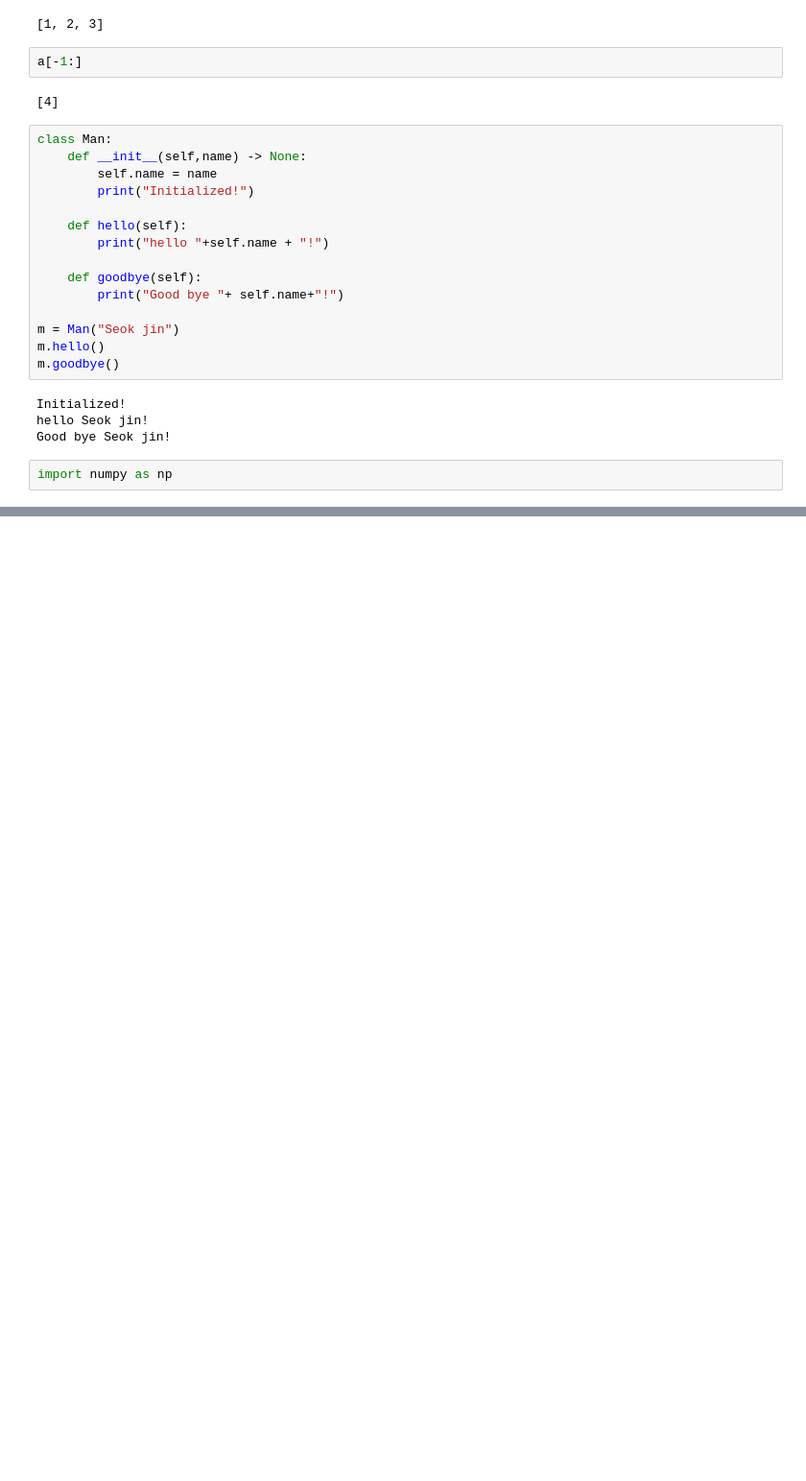
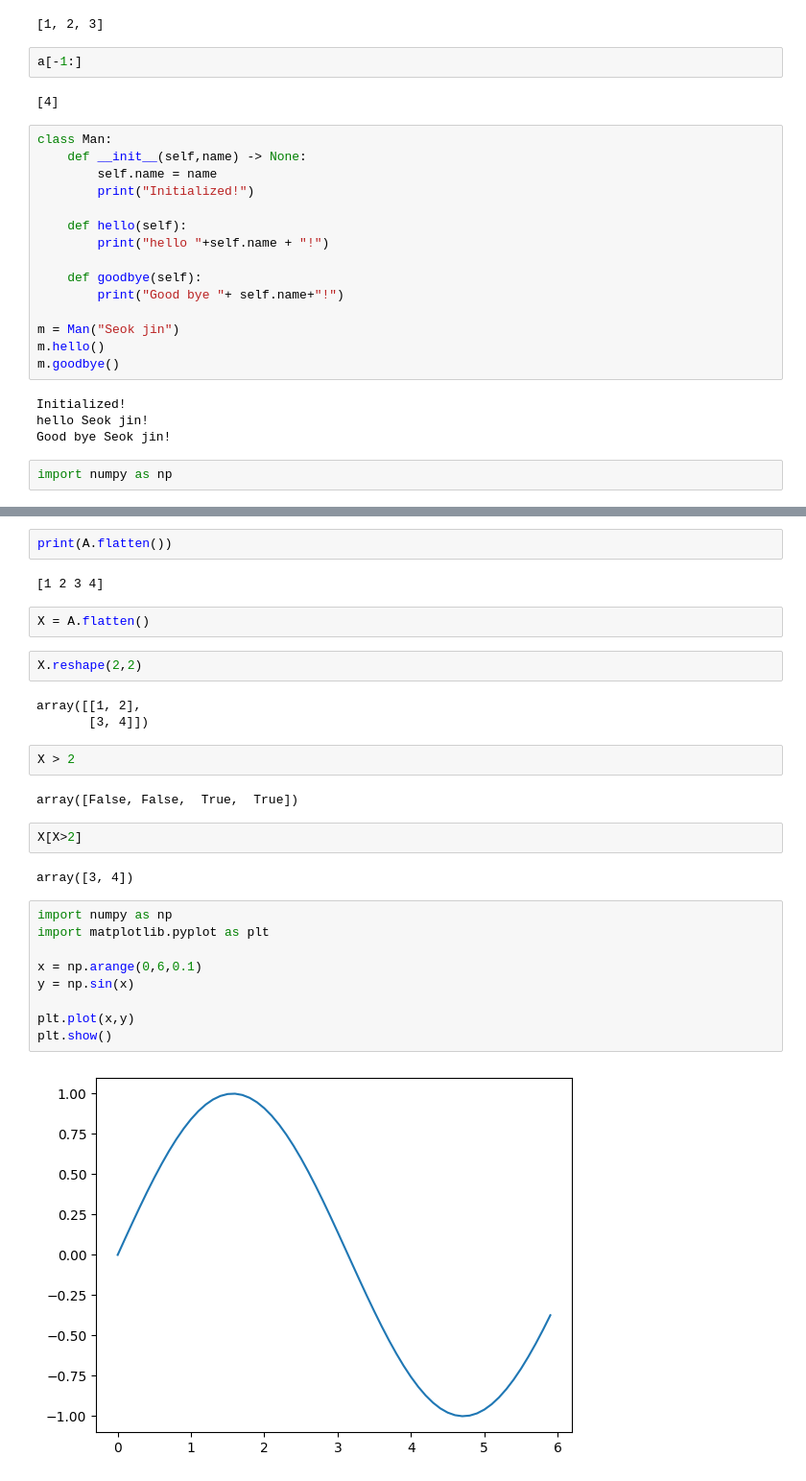
Before and after one commit to seok-jin/basic_deep_learning_1, a Jupyter notebook: day1/파이썬기초.ipynb, the cells around one changed output, grey strips where cells are left out. Shown at 96% size. Drawn from its saved outputs; the diff is of its cells as text; blank space fills up the shorter version.

```diff
--- a/day1/파이썬기초.ipynb
+++ b/day1/파이썬기초.ipynb
@@ -54,0 +102,30 @@ import numpy as np
+# %%
+print(A.flatten())
+# %% [output]
+[1 2 3 4]
+# %%
+X = A.flatten()
+# %%
+X.reshape(2,2)
+# %% [output]
+array([[1, 2],
+       [3, 4]])
+# %%
+X > 2
+# %% [output]
+array([False, False,  True,  True])
+# %%
+X[X>2]
+# %% [output]
+array([3, 4])
+# %%
+import numpy as np
+import matplotlib.pyplot as plt
+
+x = np.arange(0,6,0.1)
+y = np.sin(x)
+
+plt.plot(x,y)
+plt.show()
+# %% [output]
+[figure, added]
```
Also changed, not shown: parts of 10 cells of this notebook.
